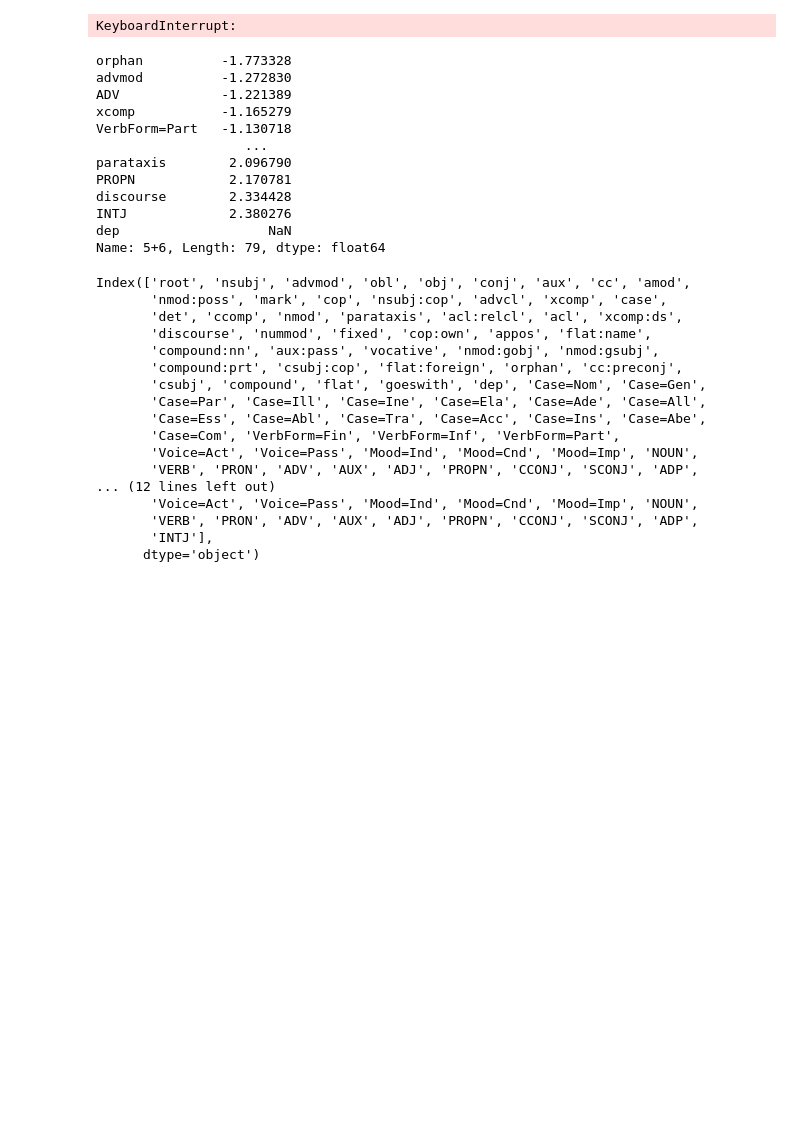
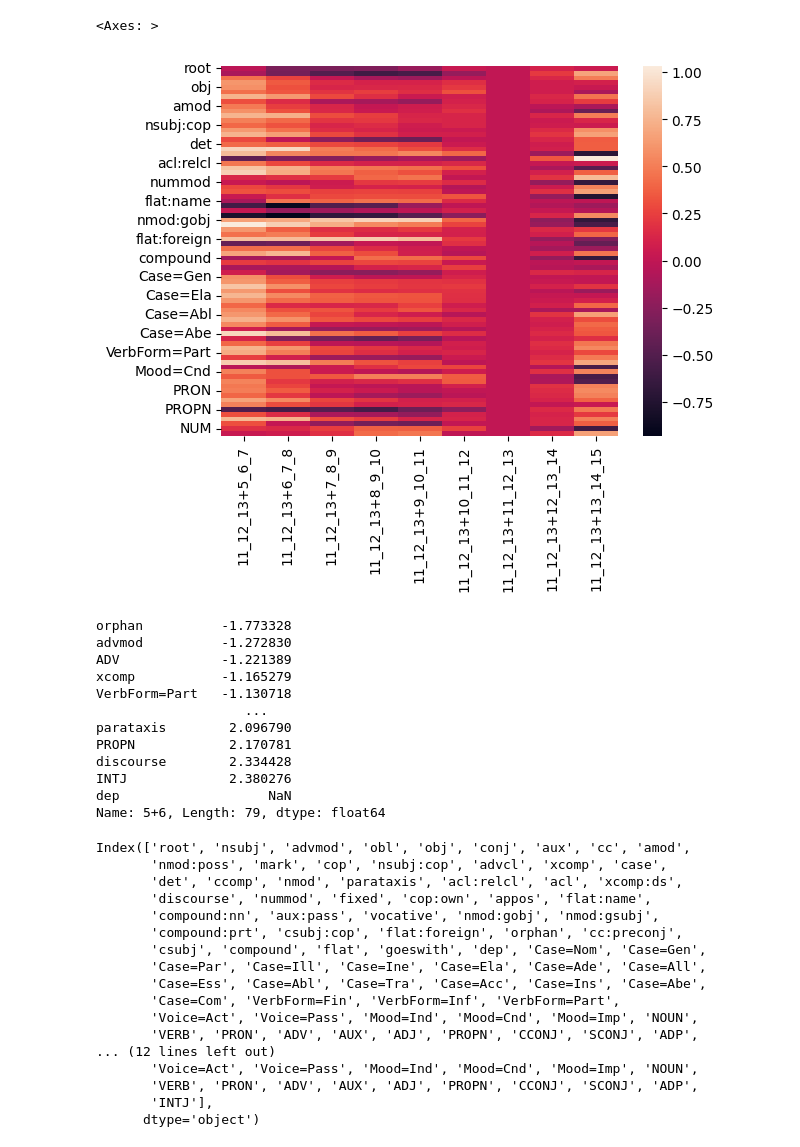
Before and after one commit to TurkuNLP/FCBLex-pipeline, a Jupyter notebook: KFA_new_age_labeling.ipynb, the cells around one changed output. Cells and saved outputs as stored; diff of their text form; code cells hidden in the pictures; blank space fills up the shorter version.

```diff
--- a/KFA_new_age_labeling.ipynb
+++ b/KFA_new_age_labeling.ipynb
@@ -62,20 +63,32 @@ for sub1 in sub_corps_1:
 ef_1_df = pd.DataFrame(effect_sizes_1, index=ALL_FEATS)
 # %%
 effect_sizes_3 = {}
-for sub1 in sub_corps_3:
-    for sub2 in sub_corps_3:
-        new_key = str(sub1)+"+"+str(sub2)
-        effect_sizes = []
-        for deprel in DEPRELS:
-            effect_sizes.append( bdf.cohensdForSubcorps(bdf.getDeprelFeaturePerBook(sub_corps_3[sub1], deprel, True), bdf.getDeprelFeaturePerBook(sub_corps_3[sub2], deprel, True)) )
-        for ctg in [CASES, VERBFORMS, VERBMOODS, VERBVOICES]:
-            for feat in ctg:
-                effect_sizes.append( bdf.cohensdForSubcorps(bdf.getFeatsFeaturePerBook(sub_corps_3[sub1], feat, True), bdf.getFeatsFeaturePerBook(sub_corps_3[sub2], feat, True)) )
-        for pos in POS:
-            effect_sizes.append( bdf.cohensdForSubcorps(bdf.getPosFeaturePerBook(sub_corps_3[sub1], pos, True), bdf.getPosFeaturePerBook(sub_corps_3[sub2], pos, True)) )
-        effect_sizes_1[new_key] = effect_sizes
+with tqdm(range(len(list(sub_corps_3.keys()))**2), desc="Iterating over subcorpora...") as pbar:
+    for key1 in sub_corps_3:
+        sub_corpus_1 = sub_corps_3[key1]
+        for key2 in sub_corps_3:
+            sub_corpus_2 = sub_corps_3[key2]
+            new_key = str(key1)+"+"+str(key2)
+            effect_sizes = []
+            for deprel in DEPRELS:
+                effect_sizes.append( bdf.cohensdForSubcorps(bdf.getDeprelFeaturePerBook(sub_corpus_1, deprel, True), bdf.getDeprelFeaturePerBook(sub_corpus_2, deprel, True)) )
+            for ctg in [CASES, VERBFORMS, VERBMOODS, VERBVOICES]:
+                for feat in ctg:
+                    effect_sizes.append( bdf.cohensdForSubcorps(bdf.getFeatsFeaturePerBook(sub_corpus_1, feat, True), bdf.getFeatsFeaturePerBook(sub_corpus_2, feat, True)) )
+            for pos in POS:
+                effect_sizes.append( bdf.cohensdForSubcorps(bdf.getPosFeaturePerBook(sub_corpus_1, pos, True), bdf.getPosFeaturePerBook(sub_corpus_2, pos, True)) )
+            effect_sizes_3[new_key] = effect_sizes
+            pbar.update(1)
-# %% [output]
-KeyboardInterrupt:
+# %%
+ef_3_df = pd.DataFrame(effect_sizes_3, index=ALL_FEATS)
+
+def sub_columns(columns: list[str], start: str) -> list[str]:
+    return [c for c in columns if c[0:len(start)] == start]
+
+sns.heatmap(ef_3_df[sub_columns(ef_3_df.columns, '11')])
+# %% [output]
+<Axes: >
+[figure, added]
 # %%
 print(ef_1_df['5+6'].sort_values())
 # %% [output]
```
Also changed, not shown: parts of 1 cell of this notebook, 3 other files.
